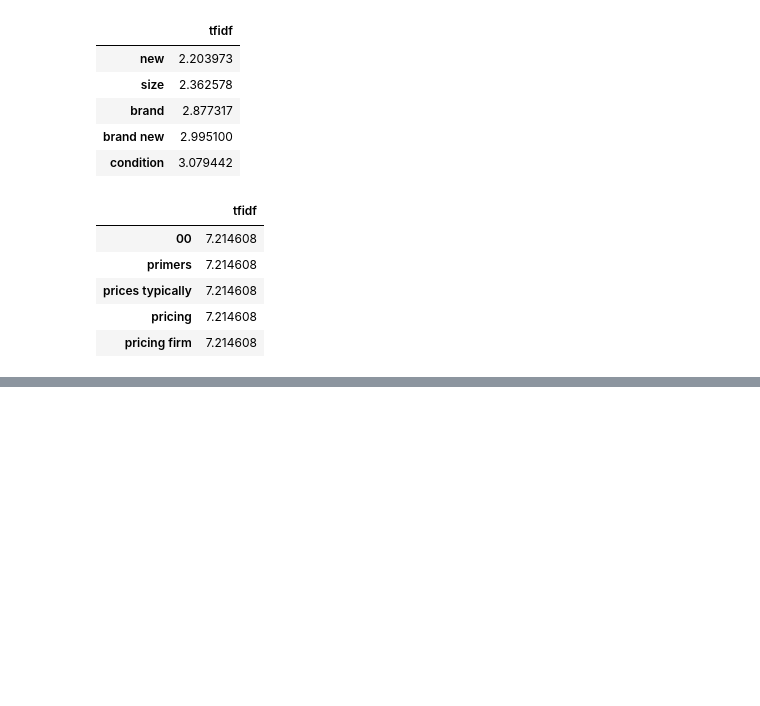
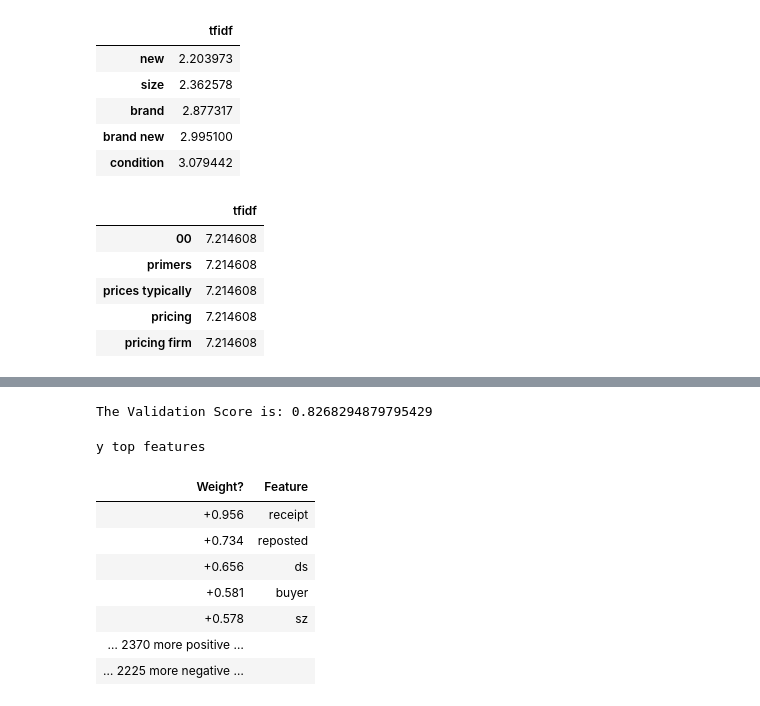
Before and after one commit to ann364/MercariPriceRecommendation, a Jupyter notebook: NLP_Mercari_PriceRecommendation.ipynb, the cells around one changed output, grey strips where cells are left out. Drawn from its saved outputs; the diff is of its cells as text; code cells hidden in the pictures; blank space fills up the shorter version.

```diff
--- a/NLP_Mercari_PriceRecommendation.ipynb
+++ b/NLP_Mercari_PriceRecommendation.ipynb
@@ -510,0 +533,3 @@ sparse_merge = hstack((X_dummies, X_description, X_brand, X_name, X_category_mai
+# %%
+X_train = train.reset_index(drop=True)
+y_train = np.log1p(X_train['price'])
@@ -510,0 +592,31 @@ sparse_merge = hstack((X_dummies, X_description, X_brand, X_name, X_category_mai
+# %%
+# Definte RMSLE Cross Validation Function
+def rmsle_cv(model):
+    kf = KFold(shuffle=True, random_state=42).get_n_splits(X_train['item_description'])
+    rmse= np.sqrt(-cross_val_score(model,X_train['item_description'],
+                                   y_train, scoring="neg_mean_squared_error", cv = kf))
+    return(rmse.mean())
+# %%
+from sklearn.linear_model import Ridge
+
+vec = CountVectorizer()
+clf = Ridge(random_state=42)
+pipe = make_pipeline(vec, clf)
+pipe.fit(X_train['item_description'],y_train)
+
+cv_rmsle = rmsle_cv(pipe)
+
+print("The Validation Score is: " + str(cv_rmsle))
+import eli5
+eli5.show_weights(pipe, vec=vec, top=5, feature_filter=lambda x: x != '<BIAS>')
+# %% [output]
+The Validation Score is: 0.8268294879795429
+y top features
+| Weight? | Feature |
+| +0.956 | receipt |
+| +0.734 | reposted |
+| +0.656 | ds |
+| +0.581 | buyer |
+| +0.578 | sz |
+| … 2370 more positive … |  |
+| … 2225 more negative … |  |
```
Also changed, not shown: parts of 44 cells of this notebook.
